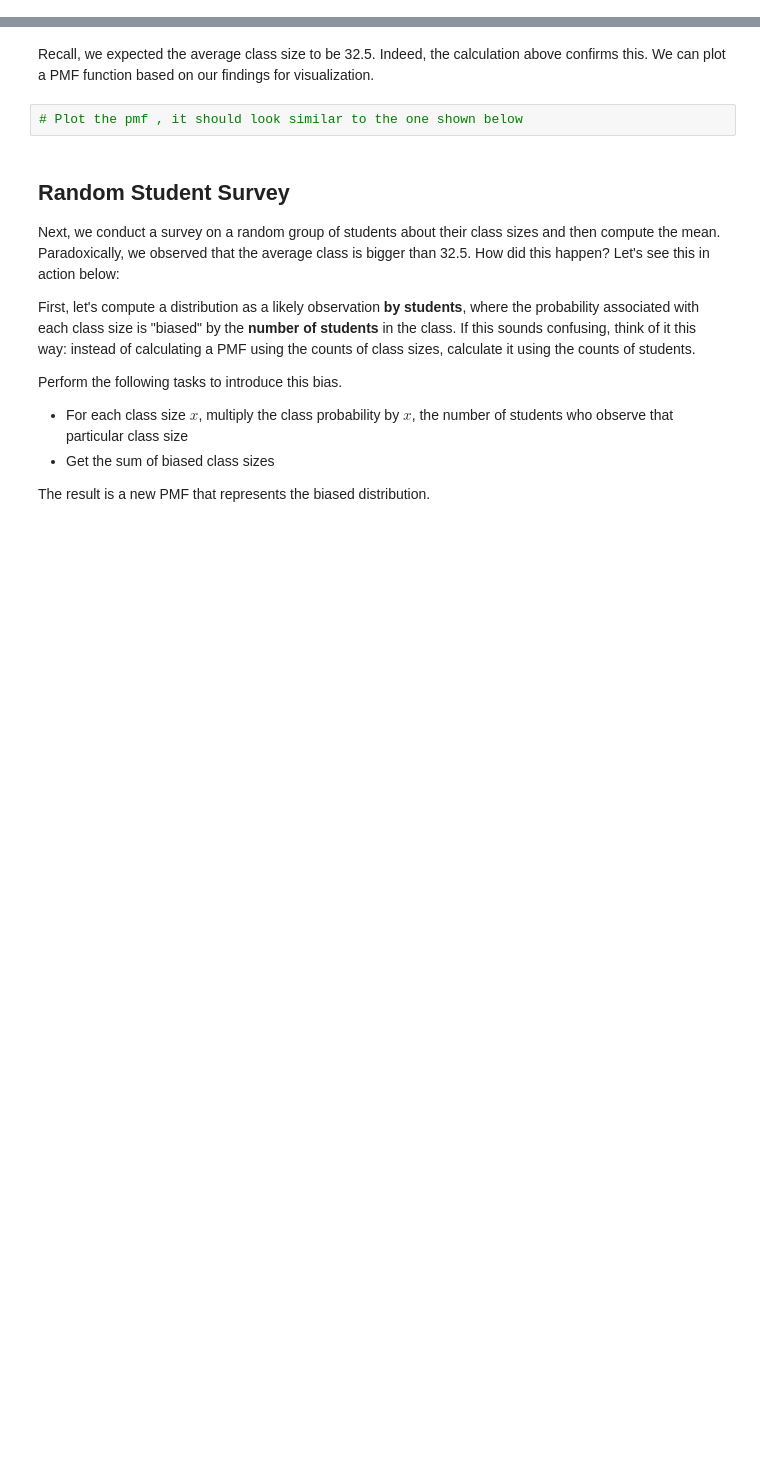
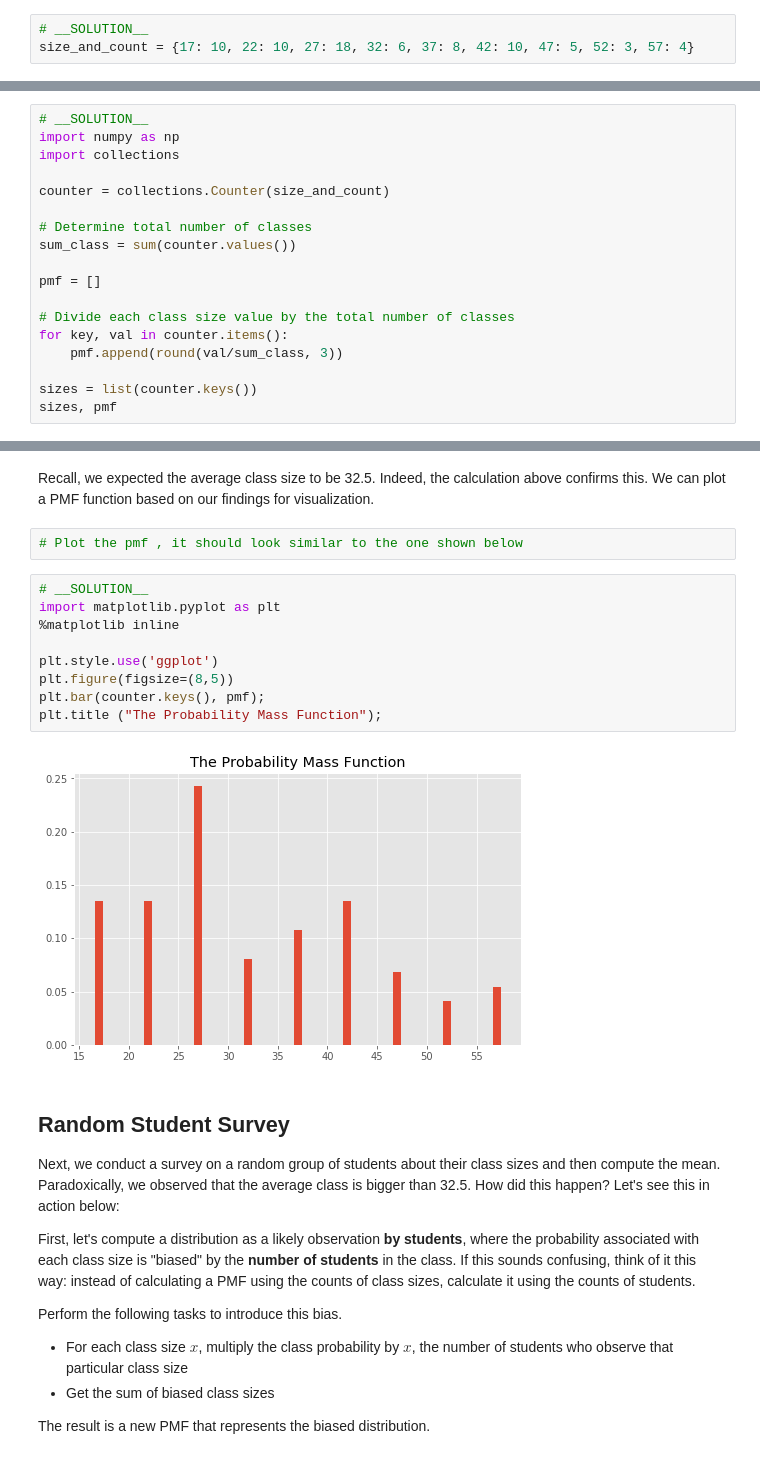
Before and after one commit to learn-co-curriculum/dsc-probability-mass-function-lab, a Jupyter notebook: index.ipynb, the cells around one changed output, grey strips where cells are left out. Saved outputs shown, nothing was run; the diff lists cells and outputs as text; blank space fills up the shorter version.

Commit message:
ALERT: Cell Mismatch. Auto-create curriculum branch from solution + master

```diff
--- a/index.ipynb
+++ b/index.ipynb
@@ -46,6 +46,9 @@ If the campus manager were asked about the average class size, he would perform
 Let's follow the management approach first and see what expected value we get from our PMF. Here is a `size_and_count` dictionary to get you started. Calculate the PMF from this data as we have done before. To make it slightly more straightforward, we have averaged the class sizes for each class, i.e. for size "15 - 19", we use the average value, 17.
 # %%
 size_and_count = { 17: 10, 22: 10, 27: 18, 32: 6, 37: 8, 42: 10, 47: 5, 52: 3, 57: 4 }
+# %%
+# __SOLUTION__
+size_and_count = {17: 10, 22: 10, 27: 18, 32: 6, 37: 8, 42: 10, 47: 5, 52: 3, 57: 4}
 # %% [markdown]
 Following the approach seen in the previous lesson, calculate the PMG by normalizing each size.
 # %%
@@ -55,3 +58,21 @@ sizes, pmf
 
 # ([17, 22, 27, 32, 37, 42, 47, 52, 57],
 # [0.135, 0.135, 0.243, 0.081, 0.108, 0.135, 0.068, 0.041, 0.054])
+# %%
+# __SOLUTION__
+import numpy as np
+import collections
+
+counter = collections.Counter(size_and_count)
+
+# Determine total number of classes
+sum_class = sum(counter.values())
+
+pmf = []
+
+# Divide each class size value by the total number of classes
+for key, val in counter.items():
+    pmf.append(round(val/sum_class, 3))
+
+sizes = list(counter.keys())
+sizes, pmf
@@ -81,6 +116,17 @@ mu
 Recall, we expected the average class size to be 32.5. Indeed, the calculation above confirms this. We can plot a PMF function based on our findings for visualization.
 # %%
 # Plot the pmf , it should look similar to the one shown below
+# %%
+# __SOLUTION__
+import matplotlib.pyplot as plt
+%matplotlib inline
+
+plt.style.use('ggplot')
+plt.figure(figsize=(8,5))
+plt.bar(counter.keys(), pmf);
+plt.title ("The Probability Mass Function");
+# %% [output]
+[figure, added]
 # %% [markdown]
 ## Random Student Survey
 
```
Also changed, not shown: parts of 9 cells of this notebook, 4 other files.
